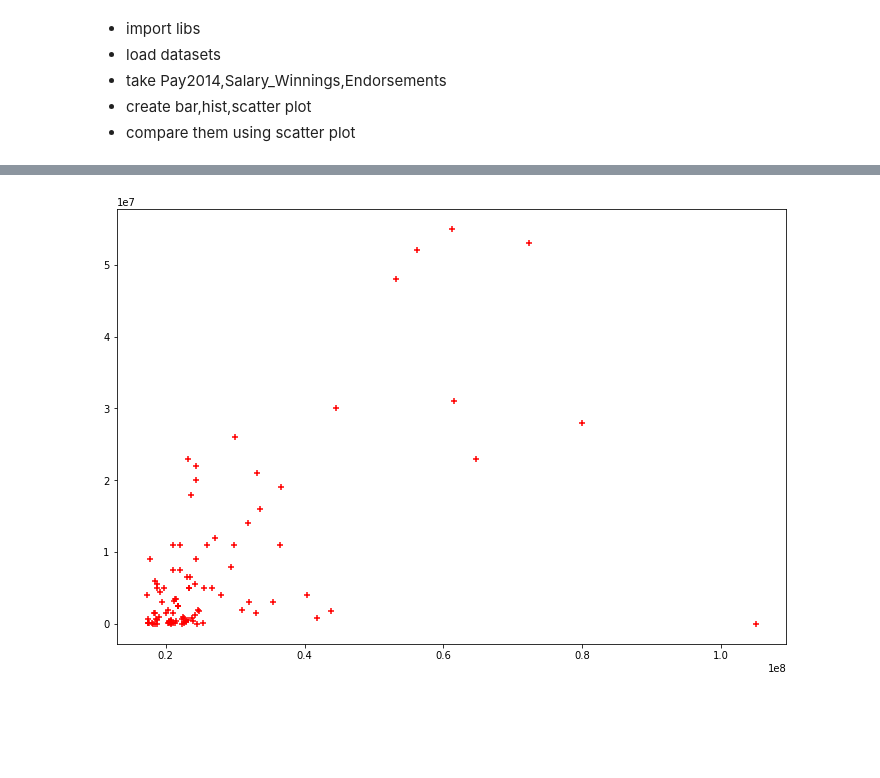
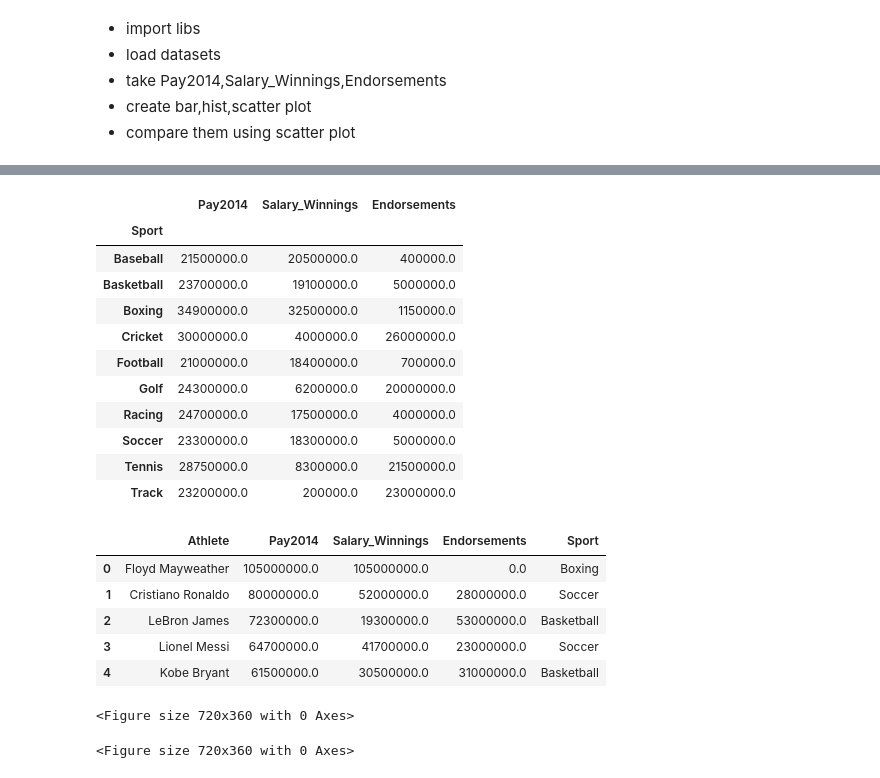
Before and after one commit to arjun-verma/Major_Project, a Jupyter notebook: analysis/univariate.ipynb, the cells around one changed output, grey strips where cells are left out. Cells and saved outputs as stored; diff of their text form; code cells hidden in the pictures; blank space fills up the shorter version.

```diff
--- a/analysis/univariate.ipynb
+++ b/analysis/univariate.ipynb
@@ -11,5 +11,5 @@ import plotly as pl
 import matplotlib.pyplot as plt
 # %%
-df_salary = pd.read_csv('../datasets/Salary.csv')
+dfs = pd.read_csv('../datasets/Salary.csv')
 # %%
-df_salary.drop(['Unnamed: 0'], axis = 1, inplace = True)
+dfs.drop(['Unnamed: 0'], axis = 1, inplace = True)
@@ -64,6 +16,26 @@ plt.show()
-# %%
-plt.figure(figsize=(12,8))
-plt.scatter(dfsp,dfse, c="red", marker='+')
-plt.show()
-# %% [output]
-[figure, removed]
+# %%
+df = dfs.groupby(['Sport']).median()
+# %%
+df
+# %% [output]
+|  | Pay2014 | Salary_Winnings | Endorsements |
+| Sport |  |  |  |
+| Baseball | 21500000.0 | 20500000.0 | 400000.0 |
+| Basketball | 23700000.0 | 19100000.0 | 5000000.0 |
+| Boxing | 34900000.0 | 32500000.0 | 1150000.0 |
+| Cricket | 30000000.0 | 4000000.0 | 26000000.0 |
+| Football | 21000000.0 | 18400000.0 | 700000.0 |
+| Golf | 24300000.0 | 6200000.0 | 20000000.0 |
+| Racing | 24700000.0 | 17500000.0 | 4000000.0 |
+| Soccer | 23300000.0 | 18300000.0 | 5000000.0 |
+| Tennis | 28750000.0 | 8300000.0 | 21500000.0 |
+| Track | 23200000.0 | 200000.0 | 23000000.0 |
+# %%
+dfs.head()
+# %% [output]
+|  | Athlete | Pay2014 | Salary_Winnings | Endorsements | Sport |
+| 0 | Floyd Mayweather | 105000000.0 | 105000000.0 | 0.0 | Boxing |
+| 1 | Cristiano Ronaldo | 80000000.0 | 52000000.0 | 28000000.0 | Soccer |
+| 2 | LeBron James | 72300000.0 | 19300000.0 | 53000000.0 | Basketball |
+| 3 | Lionel Messi | 64700000.0 | 41700000.0 | 23000000.0 | Soccer |
+| 4 | Kobe Bryant | 61500000.0 | 30500000.0 | 31000000.0 | Basketball |
@@ -69,0 +51,12 @@ plt.show()
+# %%
+plt.figure(figsize=(10,5))
+fig = px.bar(df,x=df.index,y='Pay2014',color ='Pay2014',log_y=True,title="Pay 2014 median")
+fig.show()
+# %% [output]
+<Figure size 720x360 with 0 Axes>
+# %%
+plt.figure(figsize=(10,5))
+fig = px.bar(df,x=df.index,y='Salary_Winnings',color ='Pay2014',log_y=True,title="Salary Winning median")
+fig.show()
+# %% [output]
+<Figure size 720x360 with 0 Axes>
```
Also changed, not shown: parts of 19 cells of this notebook, 3 other files.
